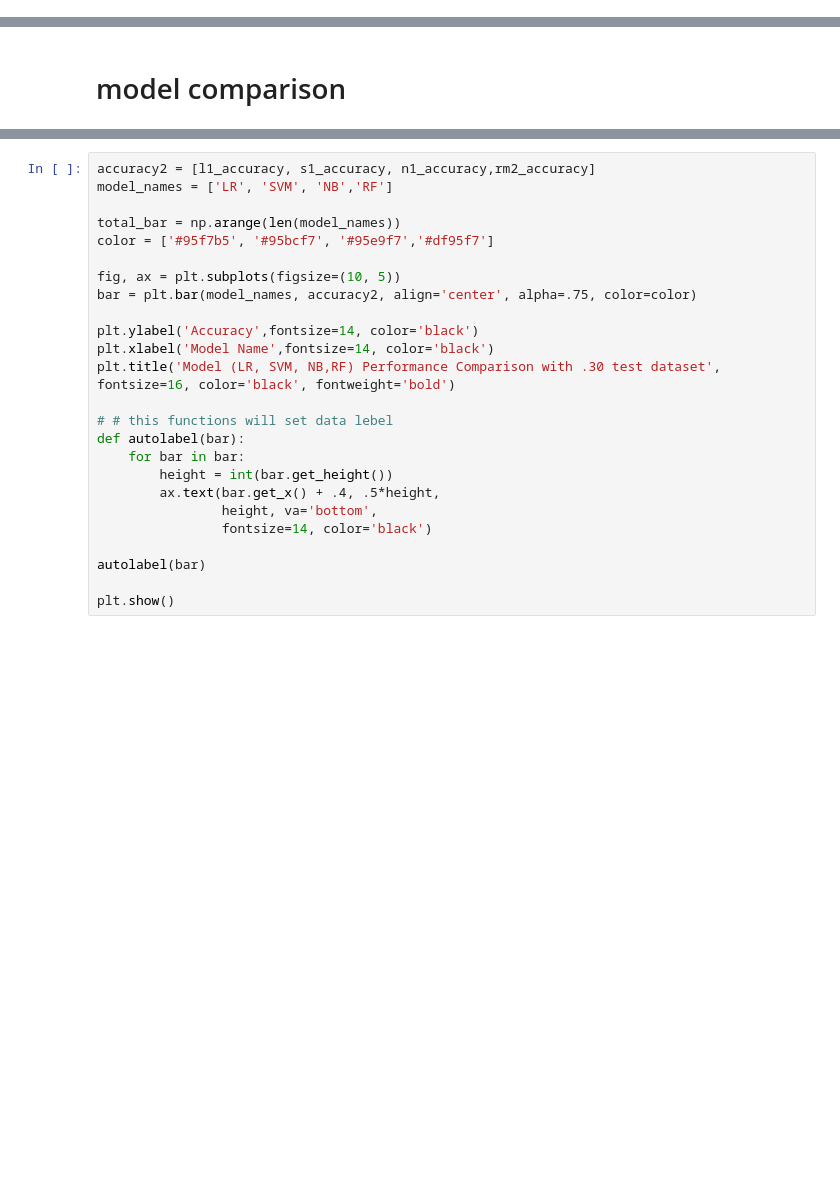
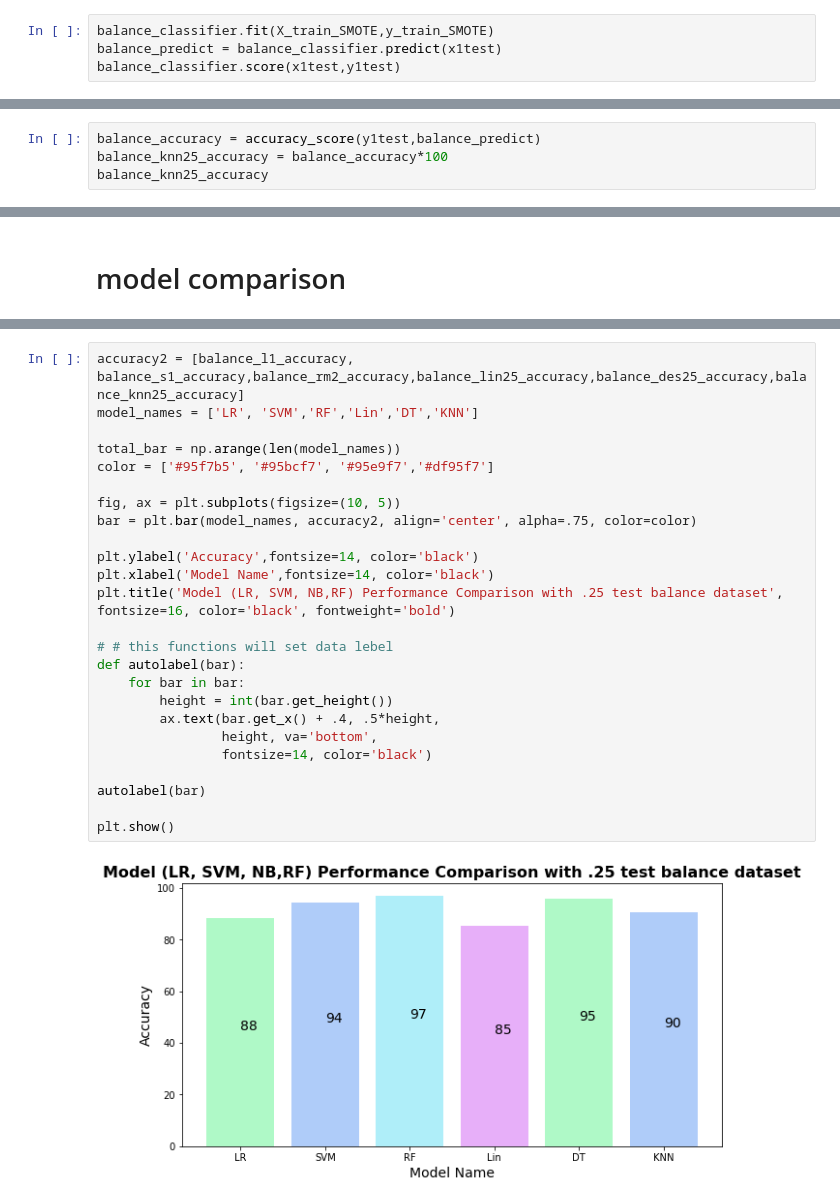
Before and after one commit to hossainalamin/Diabetes_detection_using_ml-master, a Jupyter notebook: model_with_new_dataset_feature_selection.ipynb, the cells around one changed output, grey strips where cells are left out. Saved outputs shown, nothing was run; the diff lists cells and outputs as text; blank space fills up the shorter version.

```diff
--- a/model_with_new_dataset_feature_selection.ipynb
+++ b/model_with_new_dataset_feature_selection.ipynb
@@ -2381,0 +2554,4 @@ array([[191,  14],
+# %%
+balance_classifier.fit(X_train_SMOTE,y_train_SMOTE)
+balance_predict = balance_classifier.predict(x1test)
+balance_classifier.score(x1test,y1test)
@@ -2381,0 +2560,4 @@ array([[191,  14],
+# %%
+balance_accuracy = accuracy_score(y1test,balance_predict)
+balance_knn25_accuracy = balance_accuracy*100
+balance_knn25_accuracy
@@ -2433,25 +2682,27 @@ plt.show()
 # %%
-accuracy2 = [l1_accuracy, s1_accuracy, n1_accuracy,rm2_accuracy]
-model_names = ['LR', 'SVM', 'NB','RF']
+accuracy2 = [balance_l1_accuracy, balance_s1_accuracy,balance_rm2_accuracy,balance_lin25_accuracy,balance_des25_accuracy,balance_knn25_accuracy]
+model_names = ['LR', 'SVM','RF','Lin','DT','KNN']
 
 total_bar = np.arange(len(model_names))
 color = ['#95f7b5', '#95bcf7', '#95e9f7','#df95f7']
 
 fig, ax = plt.subplots(figsize=(10, 5))
 bar = plt.bar(model_names, accuracy2, align='center', alpha=.75, color=color)
 
 plt.ylabel('Accuracy',fontsize=14, color='black')
 plt.xlabel('Model Name',fontsize=14, color='black')
-plt.title('Model (LR, SVM, NB,RF) Performance Comparison with .30 test dataset', fontsize=16, color='black', fontweight='bold')
+plt.title('Model (LR, SVM, NB,RF) Performance Comparison with .25 test balance dataset', fontsize=16, color='black', fontweight='bold')
 
 # # this functions will set data lebel
 def autolabel(bar):
     for bar in bar:
         height = int(bar.get_height())
         ax.text(bar.get_x() + .4, .5*height,
                 height, va='bottom',
                 fontsize=14, color='black')
 
 autolabel(bar)
 
 plt.show()
+# %% [output]
+[figure, added]
```
Also changed, not shown: parts of 131 cells of this notebook.
